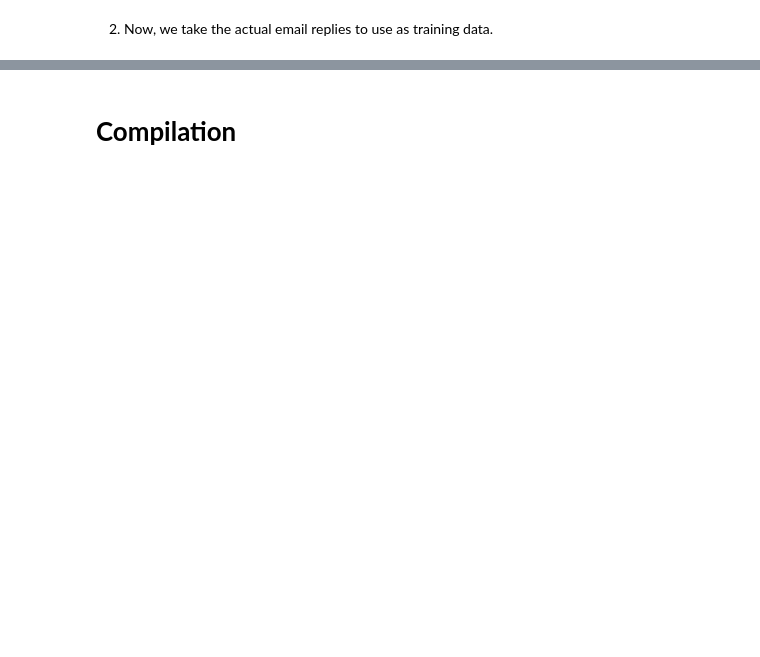
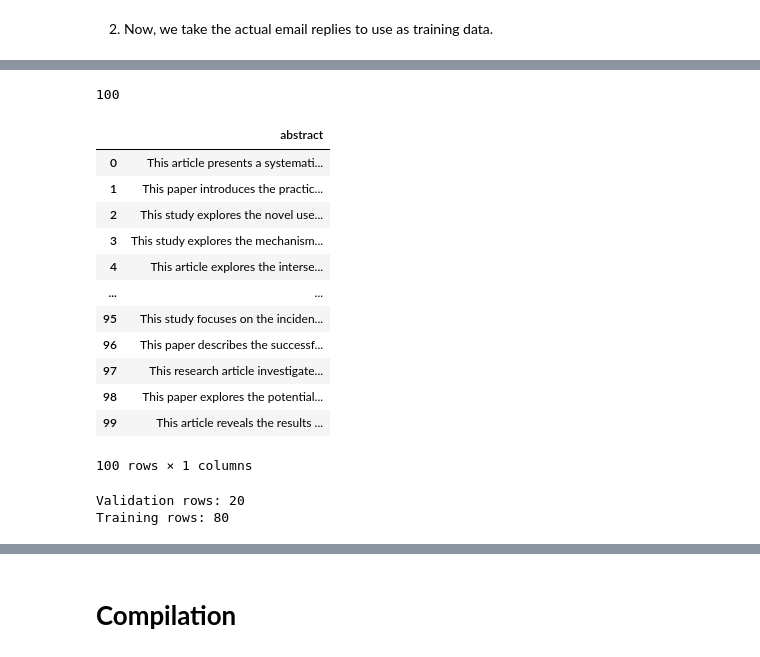
Before and after one commit to 4cekay/B101-Group2-NLP-Project, a Jupyter notebook: DatasetCuration.ipynb, the cells around one changed output, grey strips where cells are left out. Drawn from its saved outputs; the diff is of its cells as text; code cells hidden in the pictures; blank space fills up the shorter version.

```diff
--- a/DatasetCuration.ipynb
+++ b/DatasetCuration.ipynb
@@ -172,0 +310,5 @@ df_email_replies.to_csv('email_samples.csv', index=False)
+# %%
+# https://huggingface.co/datasets/Ateeqq/AI-and-Human-Generated-Text
+
+raw_dataset = load_dataset('Ateeqq/AI-and-Human-Generated-Text')
+raw_dataset
@@ -172,0 +327,9 @@ df_email_replies.to_csv('email_samples.csv', index=False)
+# %%
+# extracting only the AI-generated samples (label = 1)
+
+initial_abstracts = raw_dataset.filter(lambda example: example["label"] == 1)
+
+# removing all unwanted features, keeping only "abstract"
+initial_abstracts = initial_abstracts.remove_columns(["title", "label"])
+
+initial_abstracts
@@ -172,0 +347,58 @@ df_email_replies.to_csv('email_samples.csv', index=False)
+# %%
+max_words = 250
+sample_count = 100
+
+abstracts_subset = (
+    initial_abstracts["train"]
+    .filter(lambda example: len(example["abstract"].split()) <= max_words)
+    .shuffle(seed=42) # maintain same samples in notebook
+    .select(range(sample_count))
+)
+# %%
+df_abstracts = abstracts_subset.to_pandas()
+df_abstracts =  df_abstracts.replace(r'\n+|\r+', ' ', regex=True)
+
+print(len(abstracts_subset))
+
+df_abstracts.to_csv('ai_abstracts.csv', index=False)
+# %% [output]
+100
+# %%
+df_abstracts
+# %% [output]
+|  | abstract |
+| 0 | This article presents a systemati... |
+| 1 | This paper introduces the practic... |
+| 2 | This study explores the novel use... |
+| 3 | This study explores the mechanism... |
+| 4 | This article explores the interse... |
+| ... | ... |
+| 95 | This study focuses on the inciden... |
+| 96 | This paper describes the successf... |
+| 97 | This research article investigate... |
+| 98 | This paper explores the potential... |
+| 99 | This article reveals the results ... |
+100 rows × 1 columns
+# %%
+ai_abstract_train = []
+ai_abstract_val = []
+
+val_sample = df_abstracts.sample(n=20, random_state=42)
+ai_abstract_val.append(val_sample)
+
+train_sample = df_abstracts.drop(val_sample.index)
+ai_abstract_train.append(train_sample)
+
+# concat into dataframes for each split
+df_ai_abstract_train = pd.concat(ai_abstract_train, ignore_index=True)
+df_ai_abstract_val = pd.concat(ai_abstract_val, ignore_index=True)
+
+# save to their own csv file
+df_ai_abstract_train.to_csv('train_ai_abstract_samples.csv', index=False)
+df_ai_abstract_val.to_csv('val_ai_abstract_samples.csv', index=False)
+
+print(f"Validation rows: {len(df_ai_abstract_val)}")
+print(f"Training rows: {len(df_ai_abstract_train)}")
+# %% [output]
+Validation rows: 20
+Training rows: 80
```
Also changed, not shown: parts of 37 cells of this notebook.
